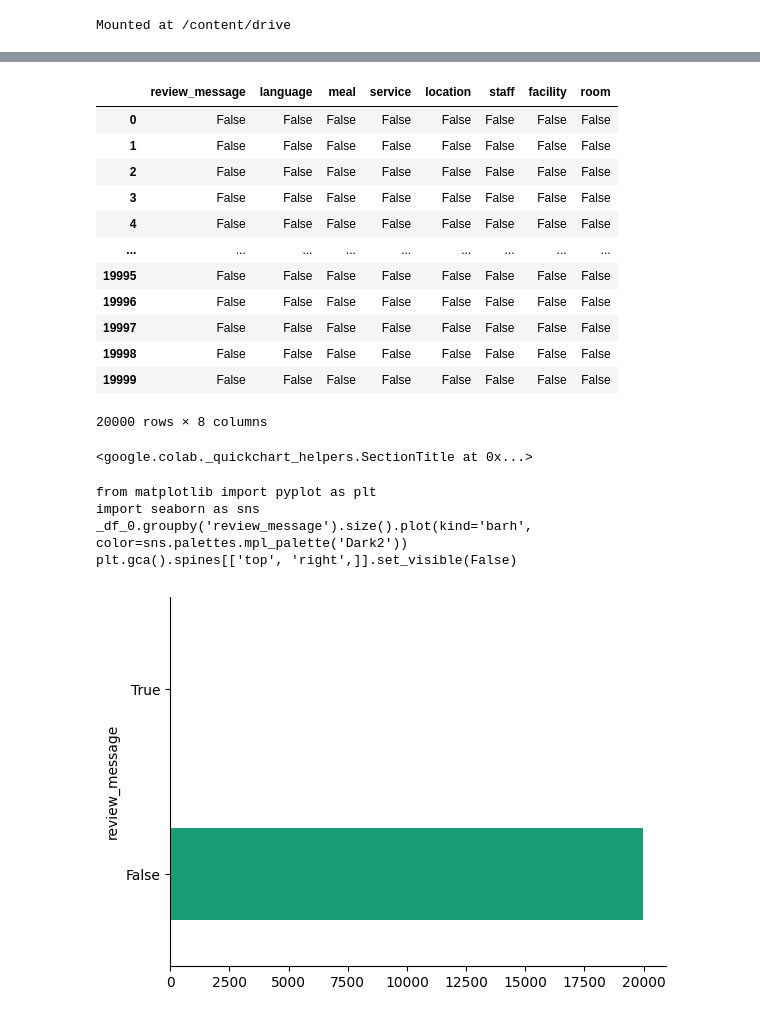
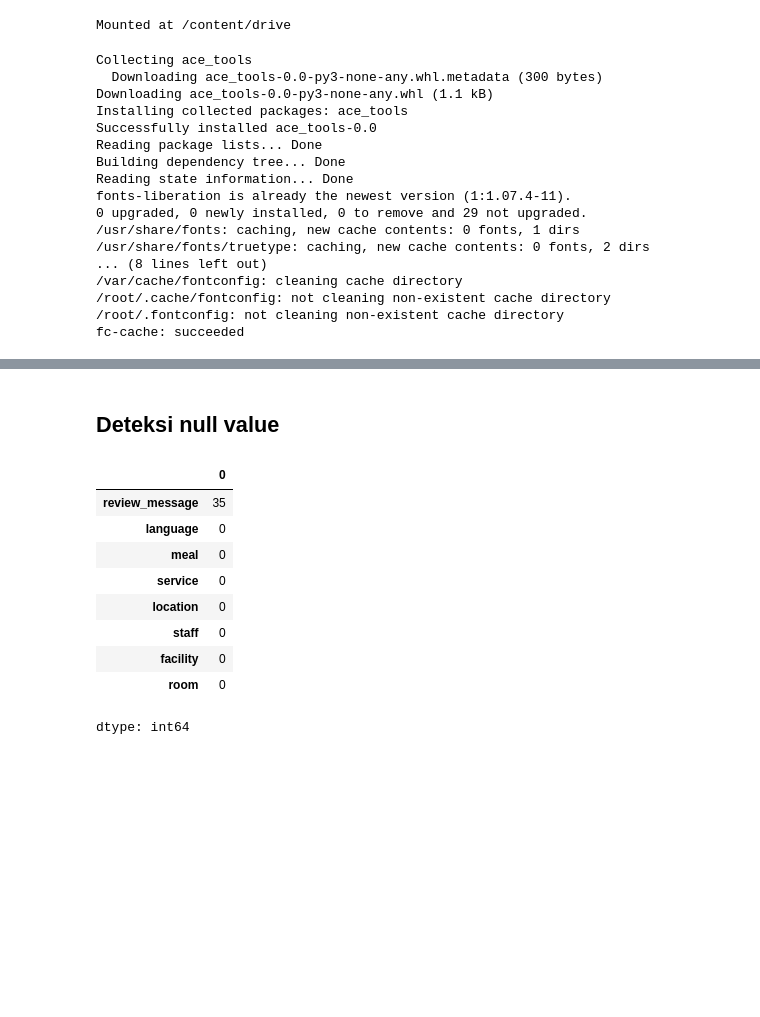
Before and after one commit to sugengdcahyo/Big-Data-Analytics, a Jupyter notebook: 02-EDA.ipynb, the cells around one changed output, grey strips where cells are left out. Cells and saved outputs as stored; diff of their text form; code cells hidden in the pictures; blank space fills up the shorter version.

```diff
--- a/02-EDA.ipynb
+++ b/02-EDA.ipynb
@@ -5,6 +29,34 @@ from google.colab import drive
 drive.mount('/content/drive')
 # %% [output]
 Mounted at /content/drive
+# %%
+!pip install ace_tools # Install the ace_tools module using pip.
+!apt-get install -y fonts-liberation
+!fc-cache -fv
+
+import matplotlib.pyplot as plt
+import matplotlib
+import seaborn as sns
+
+matplotlib.rcParams['font.family'] = 'Liberation Sans'
+# %% [output]
+Collecting ace_tools
+  Downloading ace_tools-0.0-py3-none-any.whl.metadata (300 bytes)
+Downloading ace_tools-0.0-py3-none-any.whl (1.1 kB)
+Installing collected packages: ace_tools
+Successfully installed ace_tools-0.0
+Reading package lists... Done
+Building dependency tree... Done
+Reading state information... Done
+fonts-liberation is already the newest version (1:1.07.4-11).
+0 upgraded, 0 newly installed, 0 to remove and 29 not upgraded.
+/usr/share/fonts: caching, new cache contents: 0 fonts, 1 dirs
+/usr/share/fonts/truetype: caching, new cache contents: 0 fonts, 2 dirs
+... (8 lines left out)
+/var/cache/fontconfig: cleaning cache directory
+/root/.cache/fontconfig: not cleaning non-existent cache directory
+/root/.fontconfig: not cleaning non-existent cache directory
+fc-cache: succeeded
 # %%
 import pandas as pd
 
@@ -33,31 +85,18 @@ df.head(10)
 | 7 | Pertama kali masuk area lobby san... | Indonesian | neutral | neutral | neutral | not mentioned | not mentioned | neutral |
 | 8 | Very comfortable hotel. Friendly ... | English | not mentioned | not mentioned | not mentioned | positive | not mentioned | not mentioned |
 | 9 | Stayed 2 nights, room was ok, cle... | English | not mentioned | not mentioned | not mentioned | not mentioned | not mentioned | positive |
+# %% [markdown]
+## Deteksi null value
 # %%
-df.isnull()
+df.isnull().sum()
 # %% [output]
-|  | review_message | language | meal | service | location | staff | facility | room |
-| 0 | False | False | False | False | False | False | False | False |
-| 1 | False | False | False | False | False | False | False | False |
-| 2 | False | False | False | False | False | False | False | False |
-| 3 | False | False | False | False | False | False | False | False |
-| 4 | False | False | False | False | False | False | False | False |
-| ... | ... | ... | ... | ... | ... | ... | ... | ... |
-| 19995 | False | False | False | False | False | False | False | False |
-| 19996 | False | False | False | False | False | False | False | False |
-| 19997 | False | False | False | False | False | False | False | False |
-| 19998 | False | False | False | False | False | False | False | False |
-| 19999 | False | False | False | False | False | False | False | False |
+|  | 0 |
+| review_message | 35 |
+| language | 0 |
+| meal | 0 |
+| service | 0 |
+| location | 0 |
+| staff | 0 |
+| facility | 0 |
+| room | 0 |
-20000 rows × 8 columns
+dtype: int64
-<google.colab._quickchart_helpers.SectionTitle at 0x...>
-from matplotlib import pyplot as plt
-import seaborn as sns
-_df_0.groupby('review_message').size().plot(kind='barh', color=sns.palettes.mpl_palette('Dark2'))
-plt.gca().spines[['top', 'right',]].set_visible(False)
-# %%
-from matplotlib import pyplot as plt
-import seaborn as sns
-_df_0.groupby('review_message').size().plot(kind='barh', color=sns.palettes.mpl_palette('Dark2'))
-plt.gca().spines[['top', 'right',]].set_visible(False)
-# %% [output]
-[figure, removed]
```
Also changed, not shown: parts of 47 cells of this notebook.
